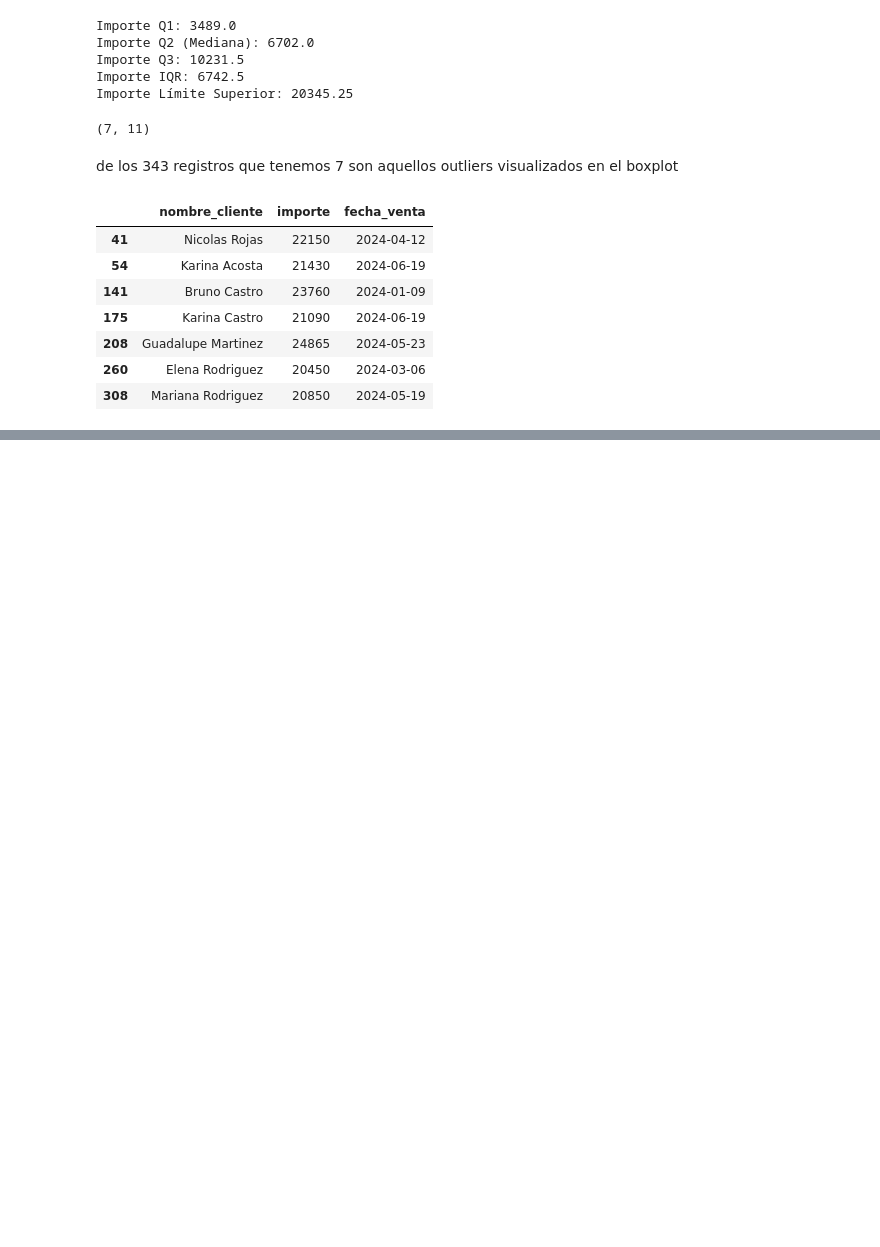
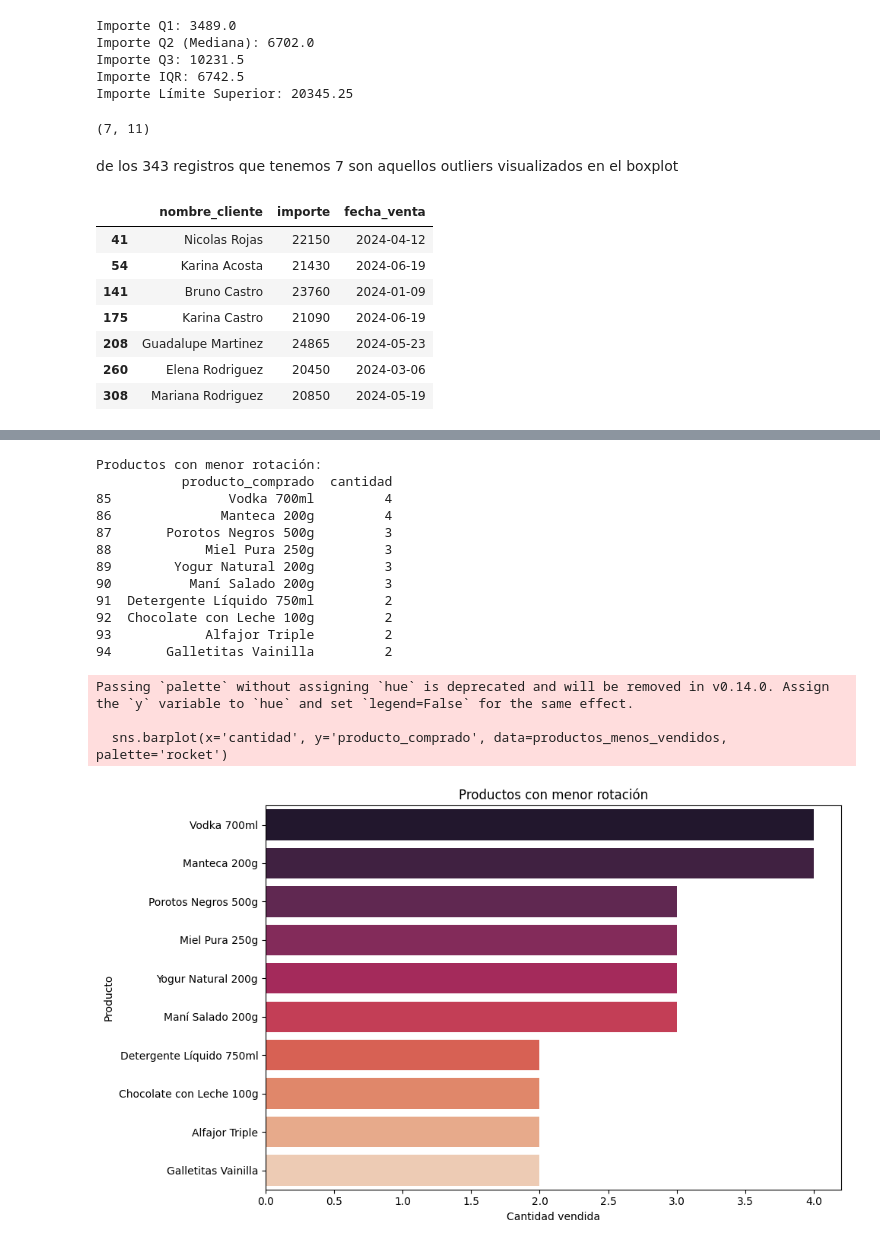
Before and after one commit to jperez-xcvi/guayerd_ia, a Jupyter notebook: aurelion.ipynb, the cells around one changed output, grey strips where cells are left out. Drawn from its saved outputs; the diff is of its cells as text; code cells hidden in the pictures; blank space fills up the shorter version.

```diff
--- a/aurelion.ipynb
+++ b/aurelion.ipynb
@@ -211,0 +253,29 @@ aurelion_outliers[['nombre_cliente', 'importe', 'fecha_venta']]
+# %%
+productos_menos_vendidos = ventas_por_producto.tail(10)
+print("Productos con menor rotación:")
+print(productos_menos_vendidos)
+
+plt.figure(figsize=(10,6))
+sns.barplot(x='cantidad', y='producto_comprado', data=productos_menos_vendidos, palette='rocket')
+plt.title('Productos con menor rotación')
+plt.xlabel('Cantidad vendida')
+plt.ylabel('Producto')
+plt.tight_layout()
+plt.show()
+# %% [output]
+Productos con menor rotación:
+           producto_comprado  cantidad
+85               Vodka 700ml         4
+86              Manteca 200g         4
+87       Porotos Negros 500g         3
+88            Miel Pura 250g         3
+89        Yogur Natural 200g         3
+90          Maní Salado 200g         3
+91  Detergente Líquido 750ml         2
+92  Chocolate con Leche 100g         2
+93            Alfajor Triple         2
+94       Galletitas Vainilla         2
+Passing `palette` without assigning `hue` is deprecated and will be removed in v0.14.0. Assign the `y` variable to `hue` and set `legend=False` for the same effect.
+
+  sns.barplot(x='cantidad', y='producto_comprado', data=productos_menos_vendidos, palette='rocket')
+[figure, added]
```
Also changed, not shown: parts of 21 cells of this notebook.
